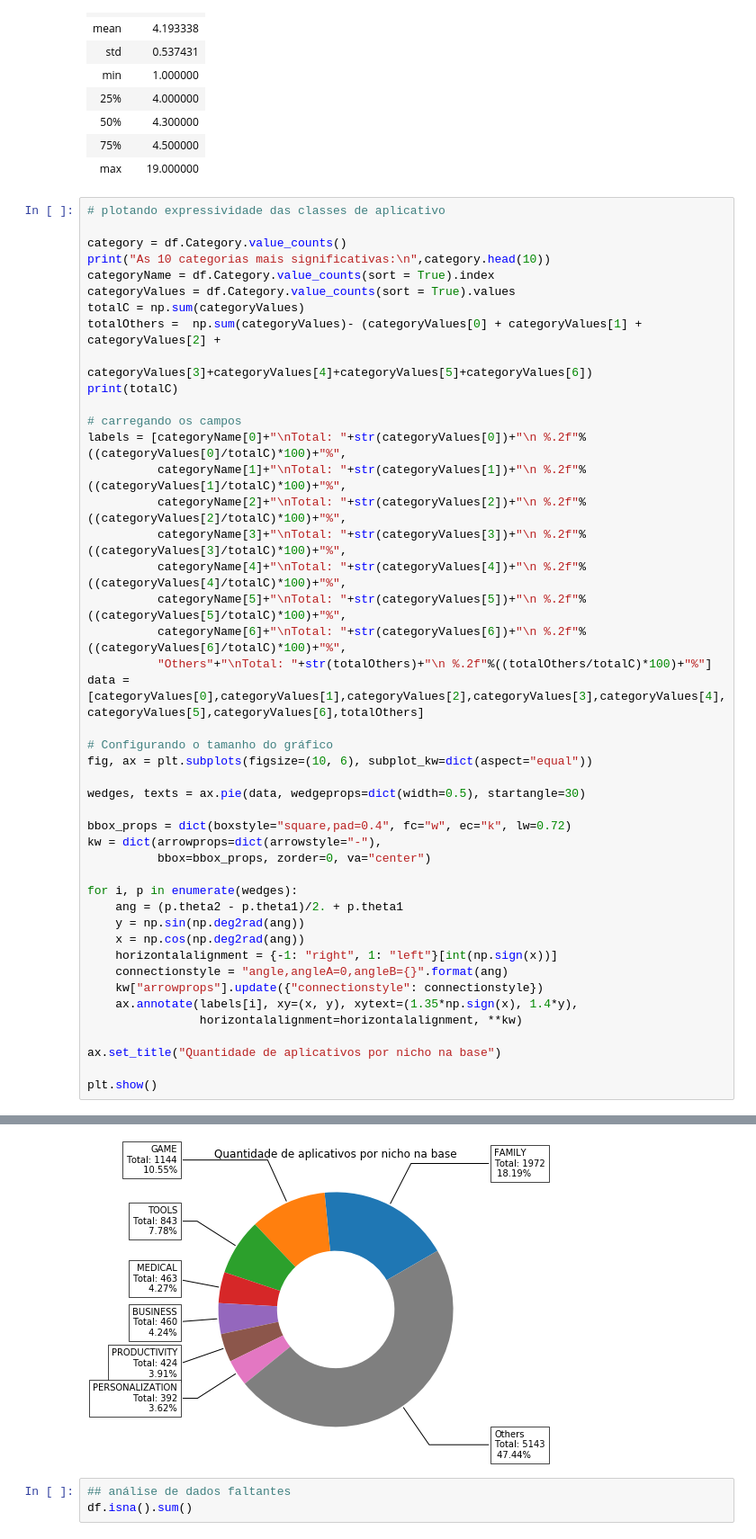
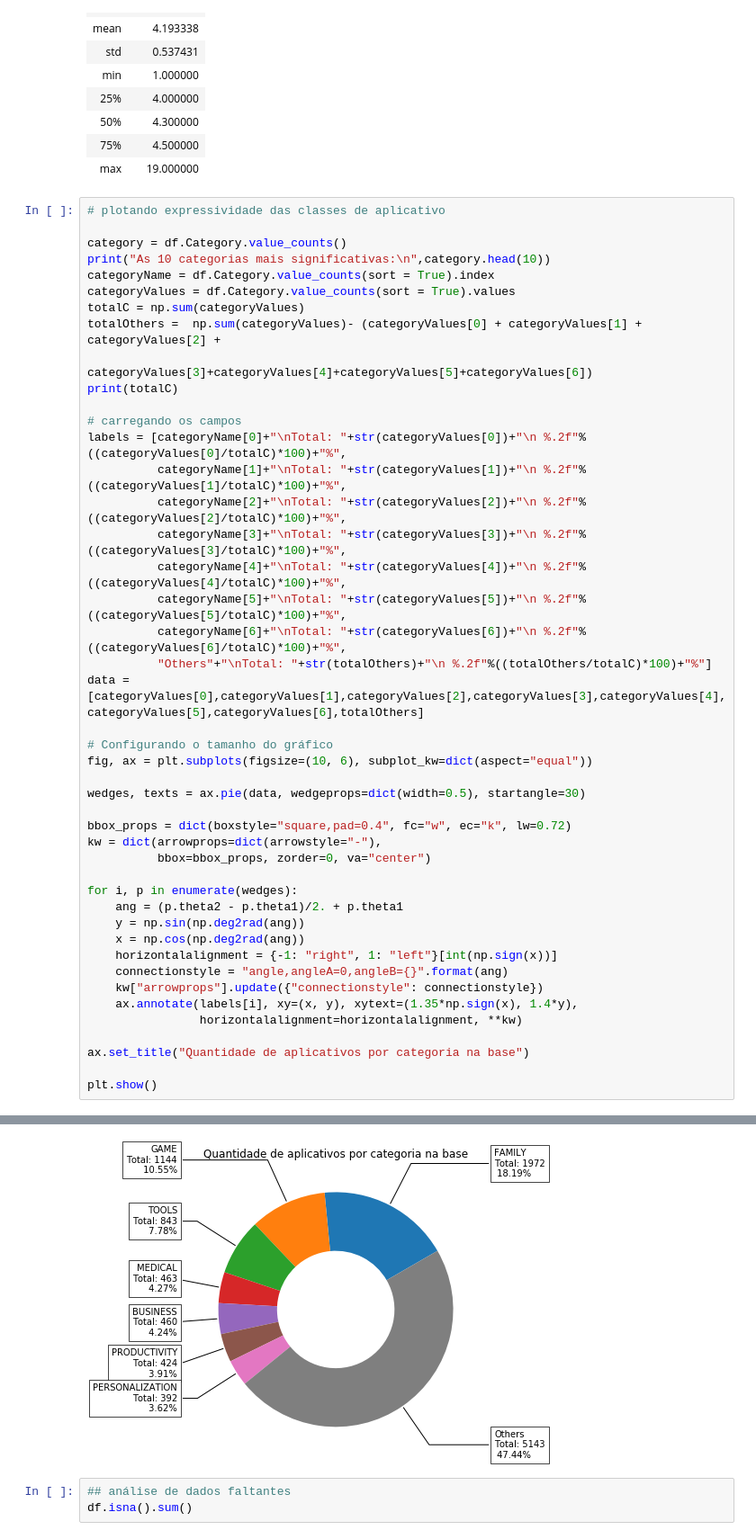
Before and after one commit to ArtFicer/PGCC-MQ, a Jupyter notebook: MQFinal/MQFinal.ipynb, the cells around one changed output, grey strips where cells are left out. Shown: that part at 90% size. Saved outputs shown, nothing was run; the diff lists cells and outputs as text.

```diff
--- a/MQFinal/MQFinal.ipynb
+++ b/MQFinal/MQFinal.ipynb
@@ -101,35 +102,35 @@ wedges, texts = ax.pie(data, wedgeprops=dict(width=0.5), startangle=30)
 bbox_props = dict(boxstyle="square,pad=0.4", fc="w", ec="k", lw=0.72)
 kw = dict(arrowprops=dict(arrowstyle="-"),
           bbox=bbox_props, zorder=0, va="center")
 
 for i, p in enumerate(wedges):
     ang = (p.theta2 - p.theta1)/2. + p.theta1
     y = np.sin(np.deg2rad(ang))
     x = np.cos(np.deg2rad(ang))
     horizontalalignment = {-1: "right", 1: "left"}[int(np.sign(x))]
     connectionstyle = "angle,angleA=0,angleB={}".format(ang)
     kw["arrowprops"].update({"connectionstyle": connectionstyle})
     ax.annotate(labels[i], xy=(x, y), xytext=(1.35*np.sign(x), 1.4*y),
                 horizontalalignment=horizontalalignment, **kw)
 
-ax.set_title("Quantidade de aplicativos por nicho na base")
+ax.set_title("Quantidade de aplicativos por categoria na base")
 
 plt.show()
 # %% [output]
 As 10 categorias mais significativas:
  FAMILY             1972
 GAME               1144
 TOOLS               843
 MEDICAL             463
 BUSINESS            460
 PRODUCTIVITY        424
 PERSONALIZATION     392
 COMMUNICATION       387
 SPORTS              384
 LIFESTYLE           382
 Name: Category, dtype: int64
 10841
-[figure, old version]
+[figure, new version]
 # %%
 ## análise de dados faltantes
 df.isna().sum()
```
Also changed, not shown: parts of 21 cells of this notebook, 2 other files.
